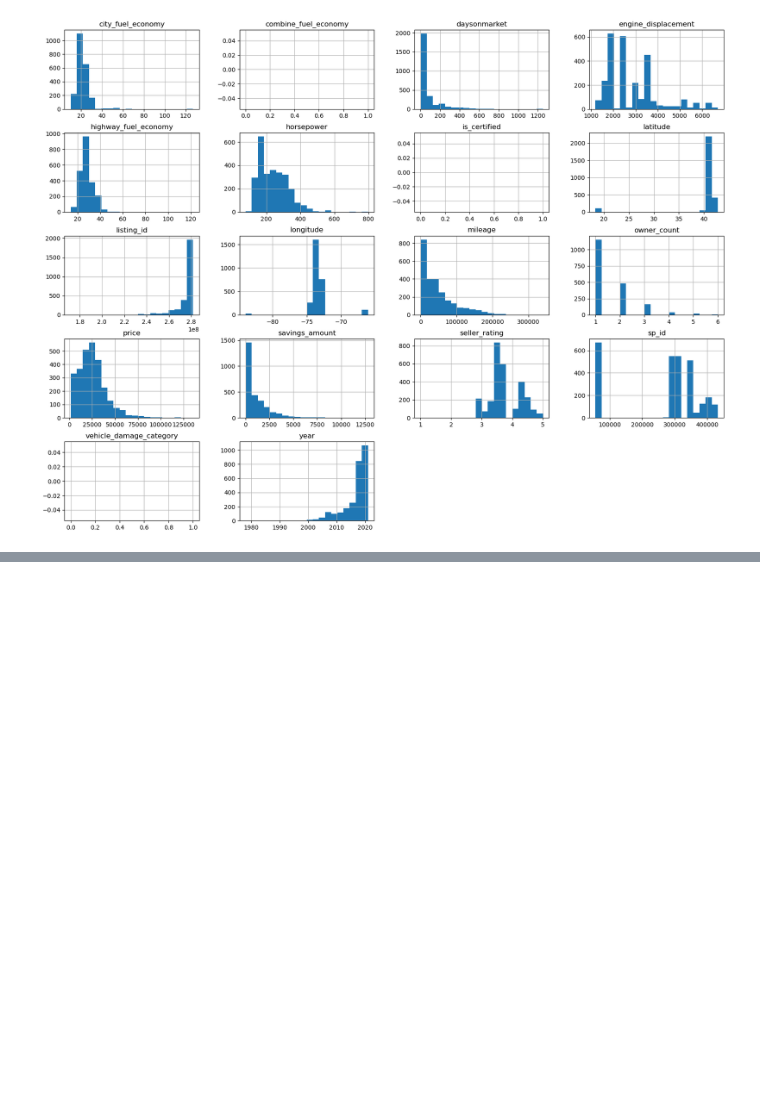
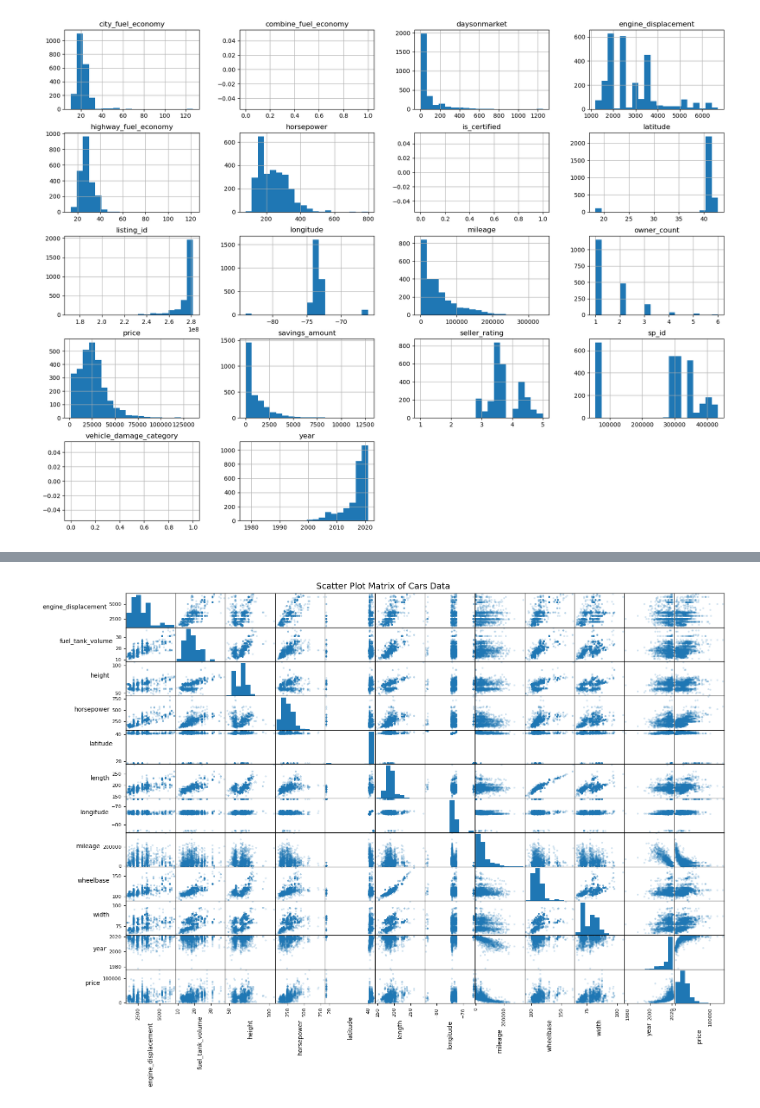
Before and after one commit to ekuginyte/Cars-Predictions-_PYTHON, a Jupyter notebook: Project-1.ipynb, the cells around one changed output, grey strips where cells are left out. Drawn from its saved outputs; the diff is of its cells as text; code cells hidden in the pictures; blank space fills up the shorter version.

```diff
--- a/Project-1.ipynb
+++ b/Project-1.ipynb
@@ -246,0 +462,37 @@ cars.drop(columns_to_drop, axis=1, inplace=True)
+# %%
+# For price and mileage variables
+numeric_cols2 = strat_train_set(columns=["price", "mileage"])
+# Create a box plot for each numeric column
+fig, axs = plt.subplots(nrows=1, ncols=len(numeric_cols2), figsize=(len(numeric_cols2)*5, 5), sharey=True)
+for i, col in enumerate(numeric_cols2):
+    axs[i].boxplot(strat_train_set[col])
+    axs[i].set_title(col)
+# %%
+################################################################################
+################# CORRELATION WITHIN THE TRAINING DATA SET #####################
+################################################################################
+
+# Explore the training data set visually
+# First copy the data set.
+cars_train = strat_train_set.copy()
+
+# Check for correlation in the data.
+# Use a scatter plot for the attributes, exclude column "index"
+cols_to_plot = [col for col in cars_train.columns if col != "index"]
+data_to_plot = cars_train[cols_to_plot]
+
+# Plot the scatter matrix, excluding the "index" column
+fig, axes = plt.subplots(nrows=len(data_to_plot.columns), ncols=len(data_to_plot.columns), figsize=(16, 12))
+# Subtitle
+plt.suptitle("Scatter Plot Matrix of Cars Data", fontsize=14)
+pd.plotting.scatter_matrix(data_to_plot, alpha=0.2, ax=axes)
+# Rotate the x-axis labels vertically and y-axis labels horizontally
+for ax in axes.flatten():
+    ax.xaxis.label.set_rotation(90)
+    ax.yaxis.label.set_rotation(0)
+    ax.yaxis.label.set_ha('right')
+# Set layout
+plt.tight_layout()
+plt.gcf().subplots_adjust(wspace=0, hspace=0)
+# %% [output]
+[figure, added]
```
Also changed, not shown: parts of 14 cells of this notebook, 2 other files.
